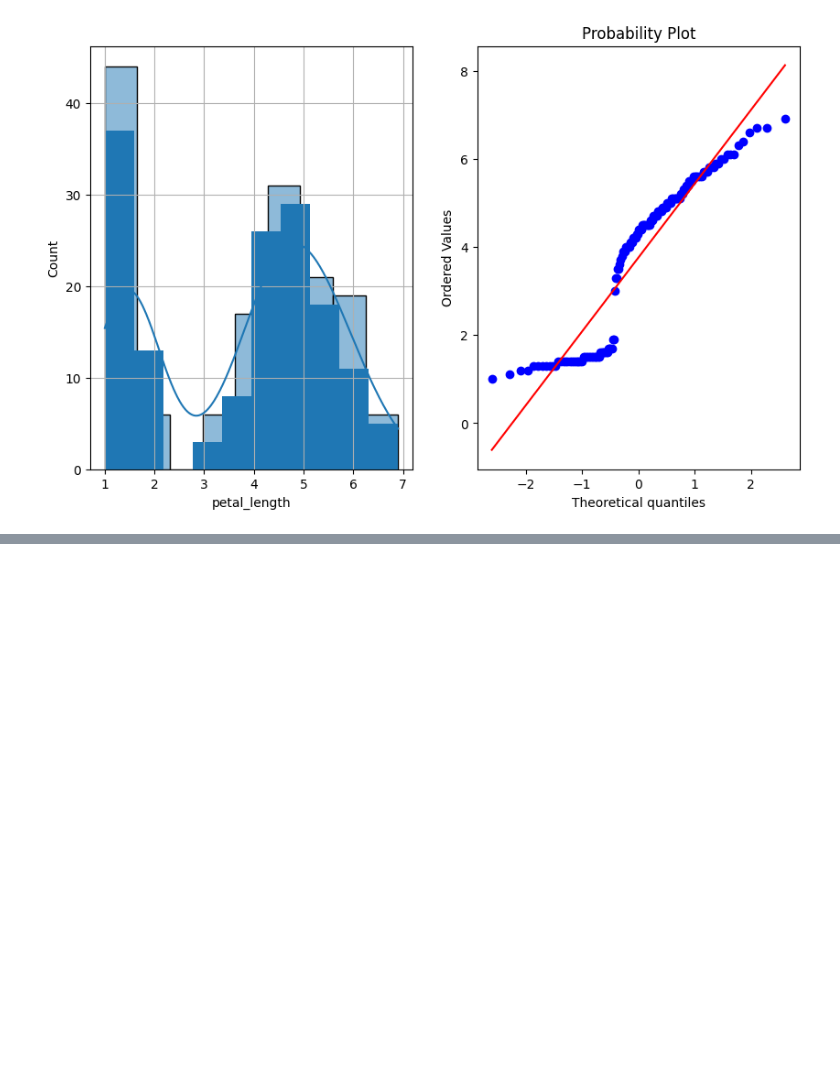
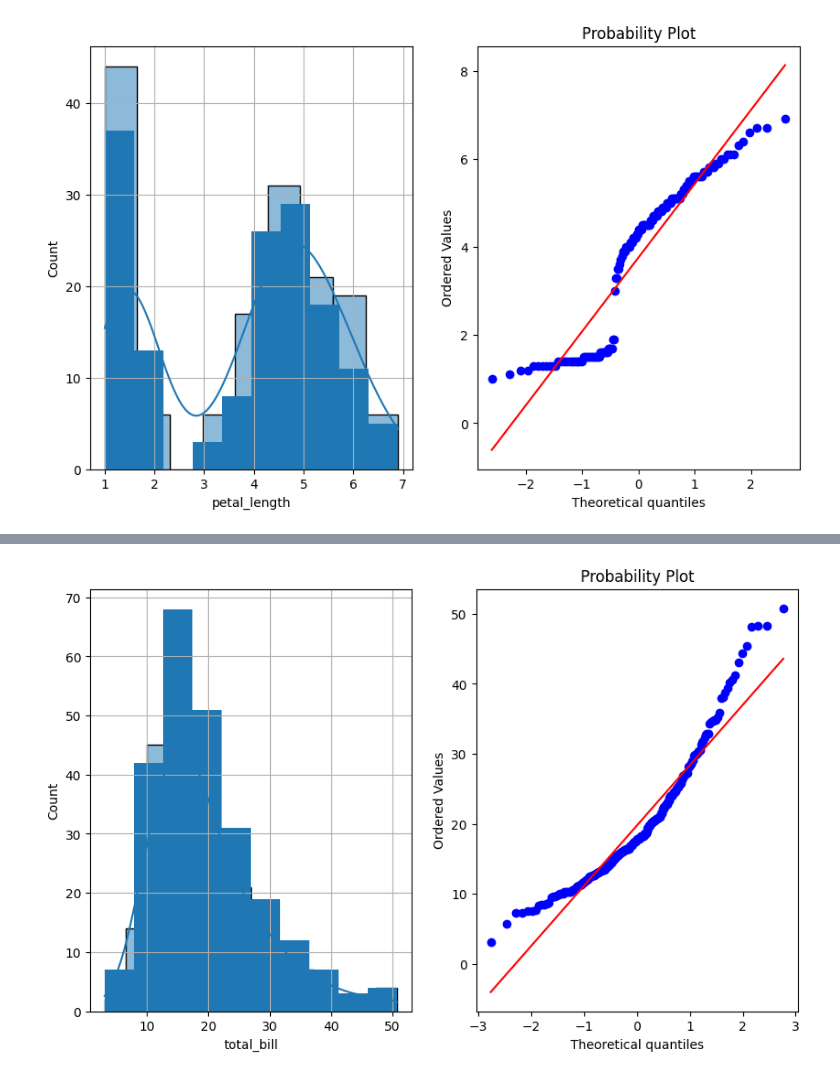
Before and after one commit to Palakds/Palakds, a Jupyter notebook: Normal_Distribution.ipynb, the cells around one changed output, grey strips where cells are left out. Drawn from its saved outputs; the diff is of its cells as text; code cells hidden in the pictures; blank space fills up the shorter version.

```diff
--- a/Normal_Distribution.ipynb
+++ b/Normal_Distribution.ipynb
@@ -45,3 +45,5 @@ plot_data(df,'sepal_length')
 plot_data(df,'petal_length')
 # %% [output]
 [figure]
+# %%
+df=sns.load_dataset('tips')
@@ -47,0 +59,4 @@ plot_data(df,'petal_length')
+# %%
+plot_data(df,'total_bill')
+# %% [output]
+[figure, added]
```
Also changed, not shown: parts of 1 cell of this notebook.
